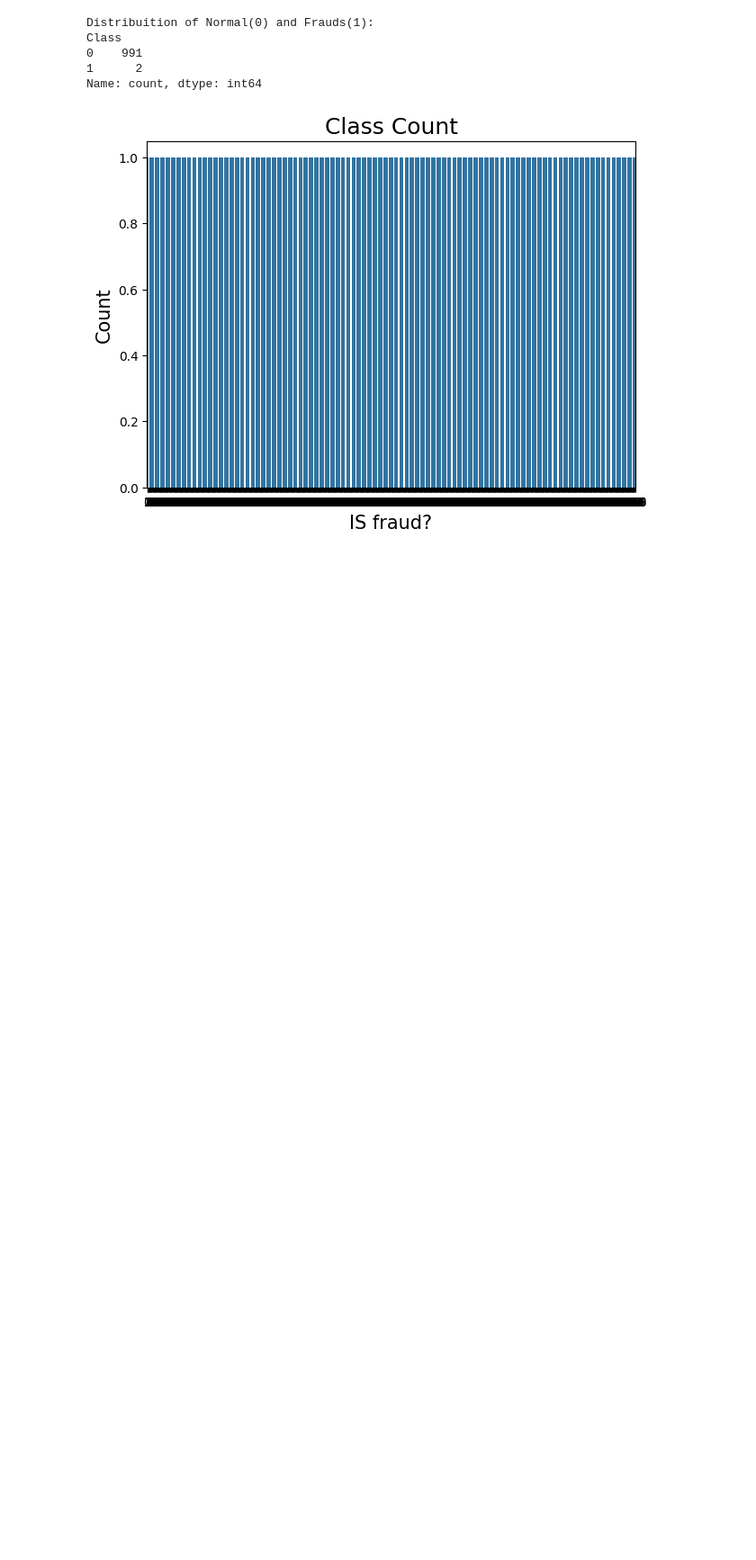
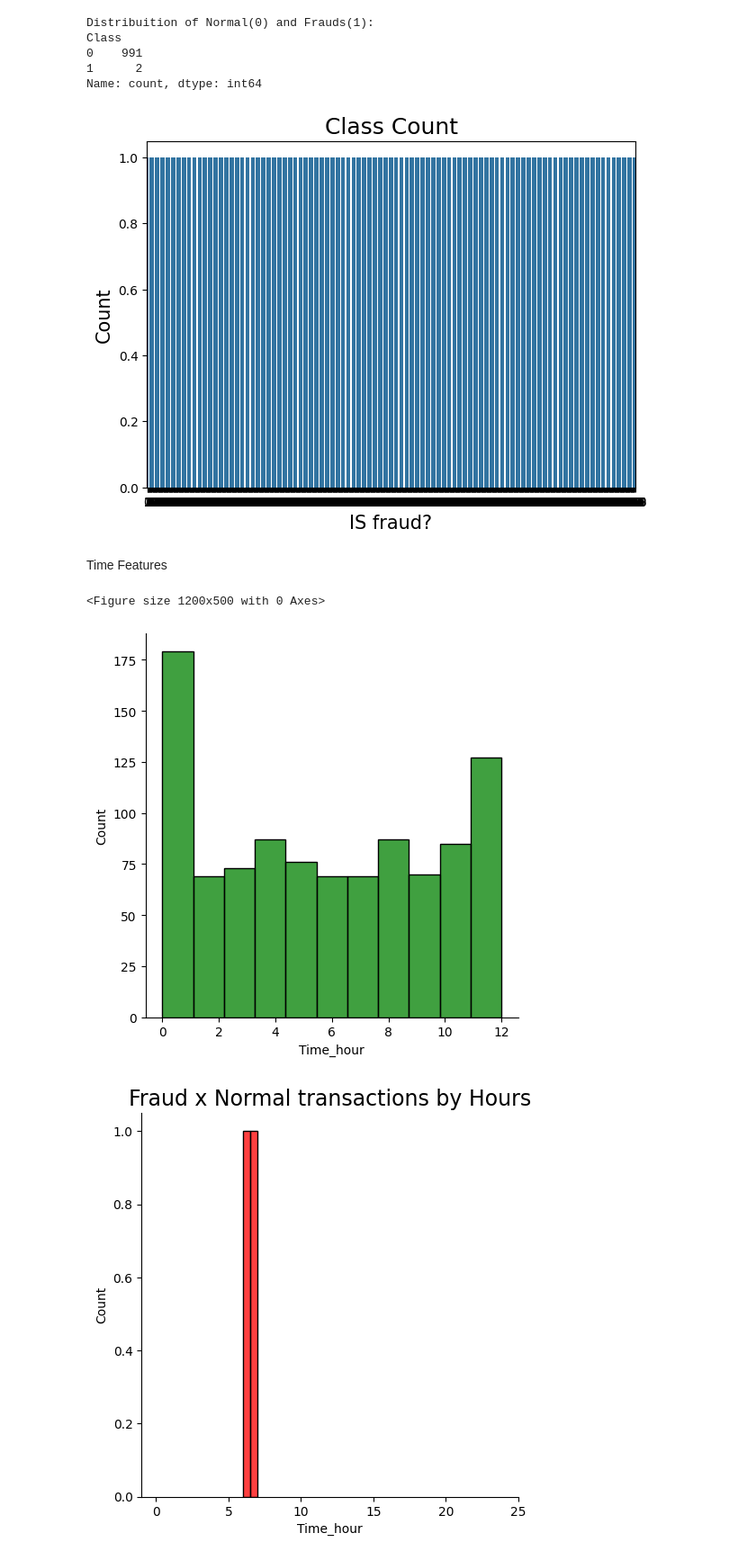
Before and after one commit to gsaiganesh283/Credit_Card_Fraud_Detection, a Jupyter notebook: Credit_Card_Fraud_Detection.ipynb, the cells around one changed output. Shown at 90% size. Drawn from its saved outputs; the diff is of its cells as text; code cells hidden in the pictures; blank space fills up the shorter version.

Commit message:
plotting the graphs

```diff
--- a/Credit_Card_Fraud_Detection.ipynb
+++ b/Credit_Card_Fraud_Detection.ipynb
@@ -174,3 +174,22 @@ Class
 1      2
 Name: count, dtype: int64
 [figure]
+# %% [markdown]
+Time Features
+# %%
+time_d=pd.to_timedelta(data['Time'],unit='s')
+data['Time_min']=(time_d.dt.components.minutes).astype(int)
+data['Time_hour']=(time_d.dt.components.minutes).astype(int)
+# %%
+# Exploring the distribution by class types through hours and minutes
+
+plt.figure(figsize=(12,5))
+sns.displot(data[data['Class']==0]['Time_hour'],color='g')
+sns.displot(data[data['Class']==1]['Time_hour'],color='r')
+plt.title('Fraud x Normal transactions by Hours', fontsize=17)
+plt.xlim([-1,25])
+plt.show()
+# %% [output]
+<Figure size 1200x500 with 0 Axes>
+[figure, added]
+[figure, added]
```
Also changed, not shown: parts of 1 cell of this notebook.
